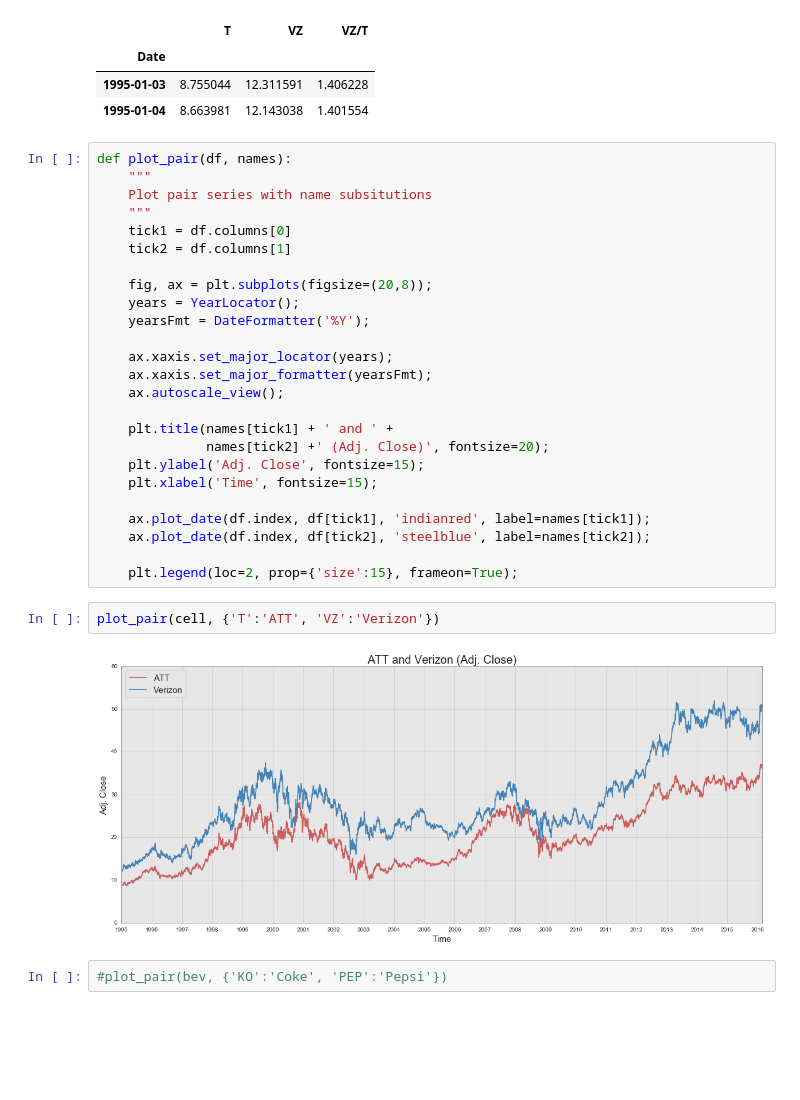
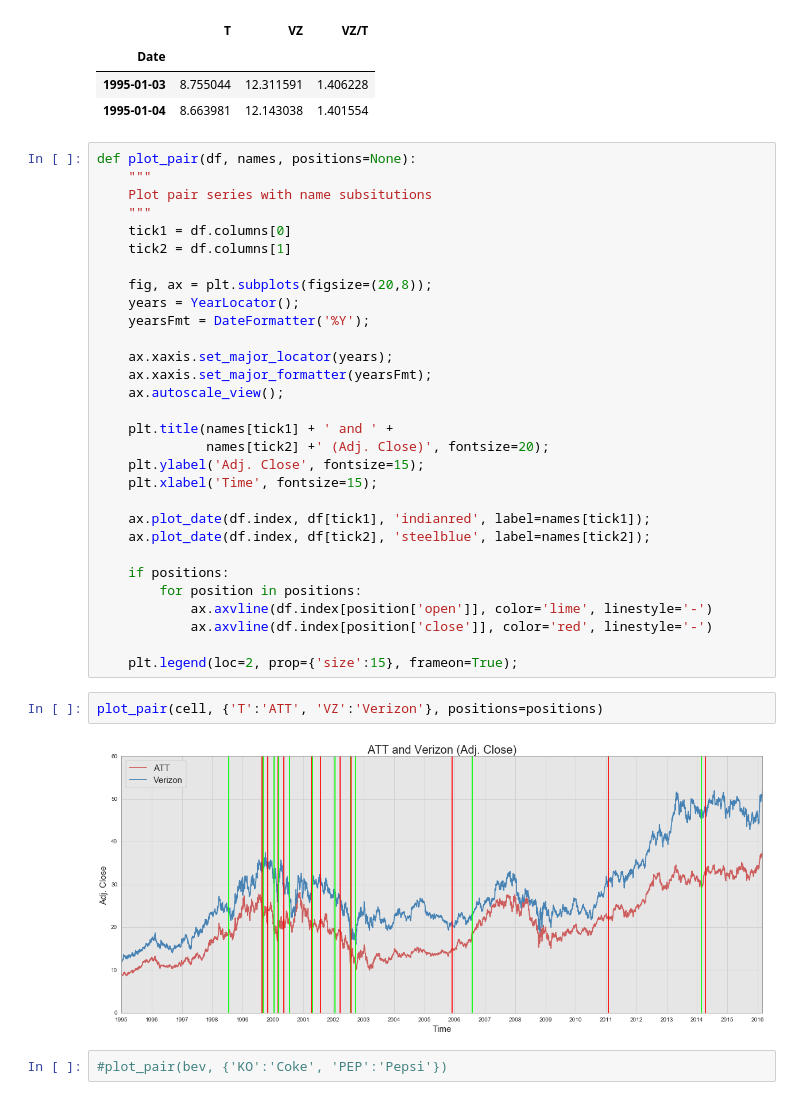
Before and after one commit to bbahmany/quant-finance, a Jupyter notebook: pairs-trading.ipynb, the cells around one changed output. Saved outputs shown, nothing was run; the diff lists cells and outputs as text; blank space fills up the shorter version.

```diff
--- a/pairs-trading.ipynb
+++ b/pairs-trading.ipynb
@@ -61,7 +61,7 @@ cell.head(2)
 | 1995-01-03 | 8.755044 | 12.311591 | 1.406228 |
 | 1995-01-04 | 8.663981 | 12.143038 | 1.401554 |
 # %%
-def plot_pair(df, names):
+def plot_pair(df, names, positions=None):
     """
     Plot pair series with name subsitutions
     """
@@ -84,11 +84,16 @@ def plot_pair(df, names):
     ax.plot_date(df.index, df[tick1], 'indianred', label=names[tick1]);
     ax.plot_date(df.index, df[tick2], 'steelblue', label=names[tick2]);
 
+    if positions:
+        for position in positions:
+            ax.axvline(df.index[position['open']], color='lime', linestyle='-')
+            ax.axvline(df.index[position['close']], color='red', linestyle='-')
+
     plt.legend(loc=2, prop={'size':15}, frameon=True);
 # %%
-plot_pair(cell, {'T':'ATT', 'VZ':'Verizon'})
+plot_pair(cell, {'T':'ATT', 'VZ':'Verizon'}, positions=positions)
 # %% [output]
-[figure, old version]
+[figure, new version]
 # %%
 #plot_pair(bev, {'KO':'Coke', 'PEP':'Pepsi'})
 # %%
```
Also changed, not shown: parts of 1 cell of this notebook.
